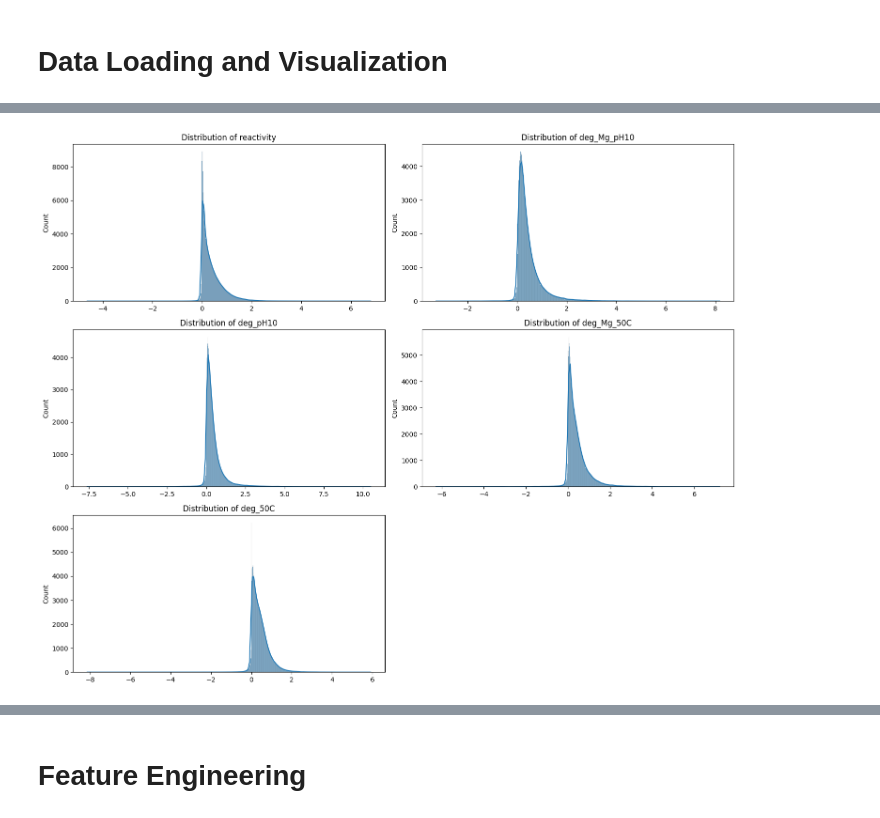
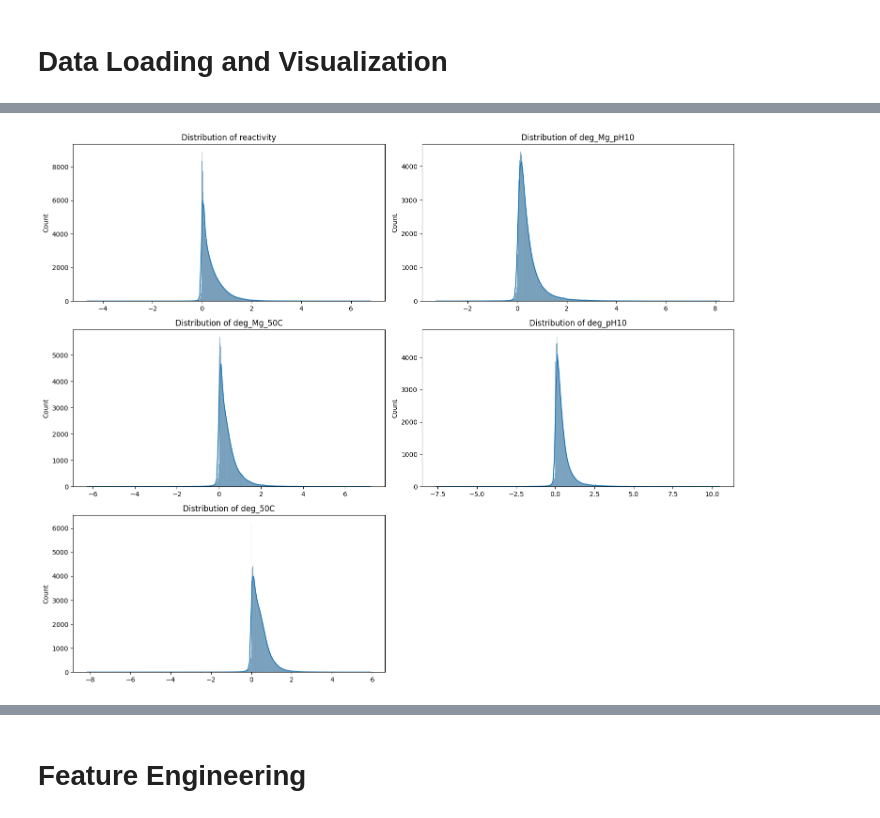
Before and after one commit to mateus-aleixo/OpenVaccine, a Jupyter notebook: versions/latest/latest.ipynb, the cells around one changed output, grey strips where cells are left out. Cells and saved outputs as stored; diff of their text form; code cells hidden in the pictures.

```diff
--- a/versions/latest/latest.ipynb
+++ b/versions/latest/latest.ipynb
@@ -24,9 +24,9 @@ os.makedirs("./images", exist_ok=True)
 # Data Loading and Visualization
 # %%
 # Load datasets
-train = pd.read_json("../../stanford-covid-vaccine/train.json", lines=True)
-test = pd.read_json("../../stanford-covid-vaccine/test.json", lines=True)
-sub = pd.read_csv("../../stanford-covid-vaccine/sample_submission.csv")
+train = pd.read_json("./stanford-covid-vaccine/train.json", lines=True)
+test = pd.read_json("./stanford-covid-vaccine/test.json", lines=True)
+sub = pd.read_csv("./stanford-covid-vaccine/sample_submission.csv")
 
 # Filter training data
 train = train[train.signal_to_noise > 1].reset_index(drop=True)
@@ -44,0 +130,21 @@ plt.show()
+# %%
+import pandas as pd
+import matplotlib.pyplot as plt
+import seaborn as sns
+
+# Prepare data
+long_data = []
+for i, row in train.iterrows():
+    for j in range(len(row["reactivity"])):
+        long_data.append({
+            "loop_type": row["predicted_loop_type"][j],
+            "reactivity": row["reactivity"][j]
+        })
+df_long = pd.DataFrame(long_data)
+
+# Plot
+plt.figure(figsize=(10, 5))
+sns.violinplot(data=df_long, x="loop_type", y="reactivity", order=sorted(df_long["loop_type"].unique()))
+plt.title("Distribution of Reactivity by Loop Type")
+plt.savefig("./images/reactivity_by_loop_type.png", bbox_inches="tight", dpi=200)
+plt.show()
@@ -45,14 +188,13 @@ plt.show()
 # %%
-# Target distributions
-targets = list(sub.columns[1:])
+targets = ["reactivity", "deg_Mg_pH10", "deg_Mg_50C", "deg_pH10", "deg_50C"]
 fig, axes = plt.subplots(3, 2, figsize=(15, 12))
 for i, target in enumerate(targets):
     ax = axes[i // 2, i % 2]
     sns.histplot(np.concatenate(train[target]), ax=ax, kde=True)
     ax.set_title(f"Distribution of {target}")
 fig.delaxes(axes[2, 1])
 plt.tight_layout()
-plt.savefig("./images/target_distributions.png", bbox_inches="tight")
+plt.savefig("./images/target_distributions.png", bbox_inches="tight", dpi=200)
 plt.show()
 # %% [output]
-[figure, old version]
+[figure, new version]
```
Also changed, not shown: parts of 19 cells of this notebook, 10 other files.
